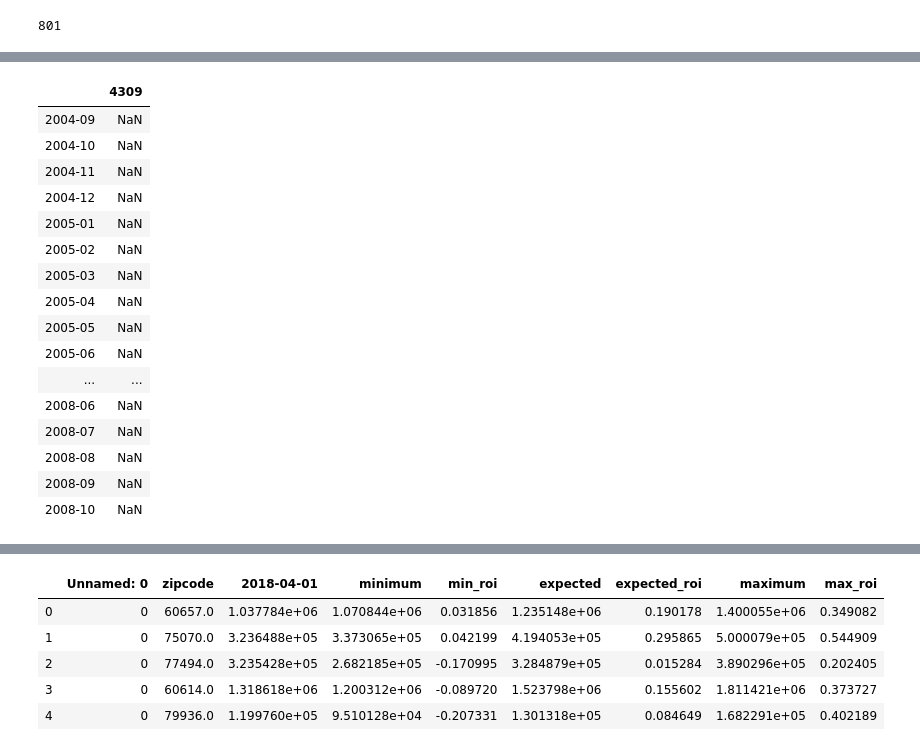
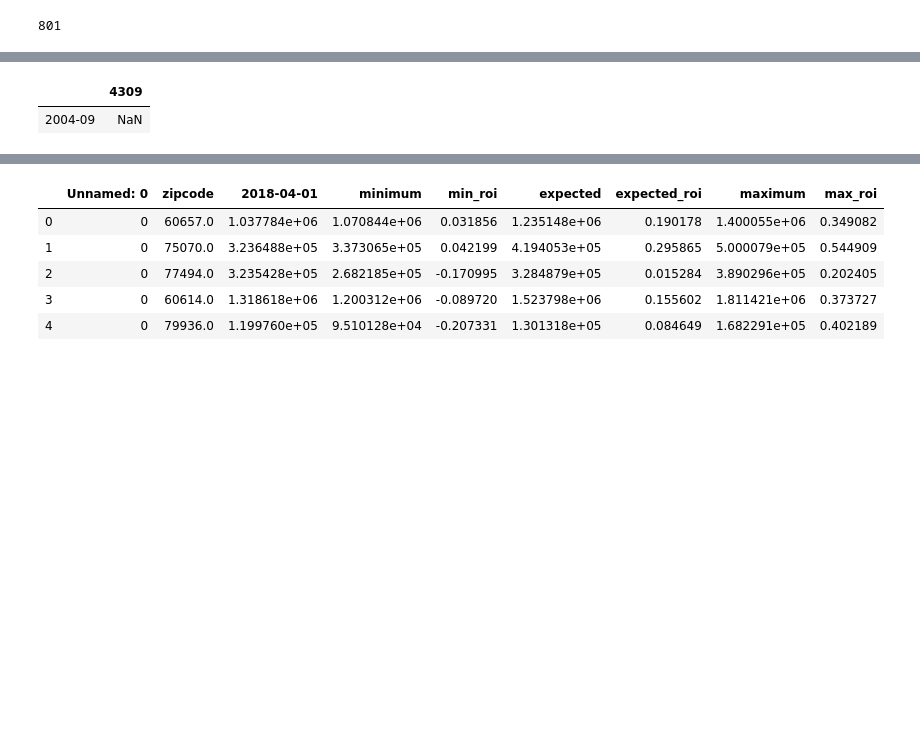
Before and after one commit to allisonhonold/Zillow_investment_zipcodes, a Jupyter notebook: plot_graphs.ipynb, the cells around one changed output, grey strips where cells are left out. Saved outputs shown, nothing was run; the diff lists cells and outputs as text; code cells hidden in the pictures; blank space fills up the shorter version.

```diff
--- a/plot_graphs.ipynb
+++ b/plot_graphs.ipynb
@@ -72,23 +108,8 @@ all_df.loc[:, '2005-04': '2018-04']
 # %%
-all_df.loc[all_df['RegionName']==29405, '2004-09':].T.head(50)
+all_df.loc[all_df['RegionName']==29405, '2004-09':].T.head(1)
 # %% [output]
 |  | 4309 |
 | 2004-09 | NaN |
-| 2004-10 | NaN |
-| 2004-11 | NaN |
-| 2004-12 | NaN |
-| 2005-01 | NaN |
-| 2005-02 | NaN |
-| 2005-03 | NaN |
-| 2005-04 | NaN |
-| 2005-05 | NaN |
-| 2005-06 | NaN |
-| ... | ... |
-| 2008-06 | NaN |
-| 2008-07 | NaN |
-| 2008-08 | NaN |
-| 2008-09 | NaN |
-| 2008-10 | NaN |
 # %%
 def melt_data(df):
     melted = pd.melt(df, id_vars=['RegionName', 'RegionID', 'City', 'State', 'Metro', 'CountyName', 'SizeRank'], var_name='time')
```
Also changed, not shown: parts of 20 cells of this notebook, 1 other file.
